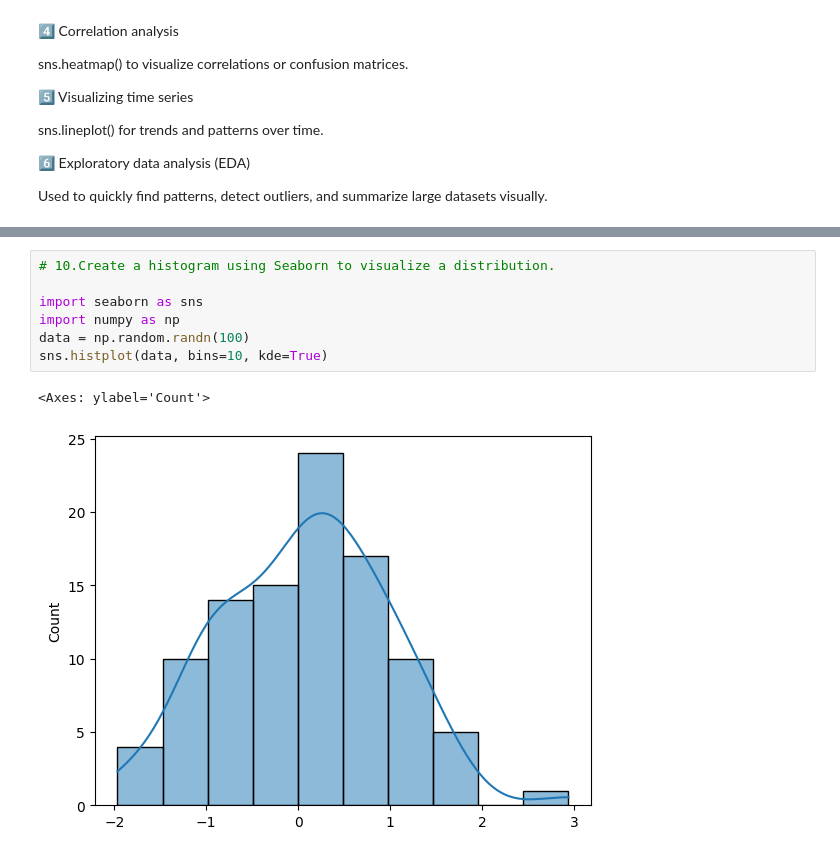
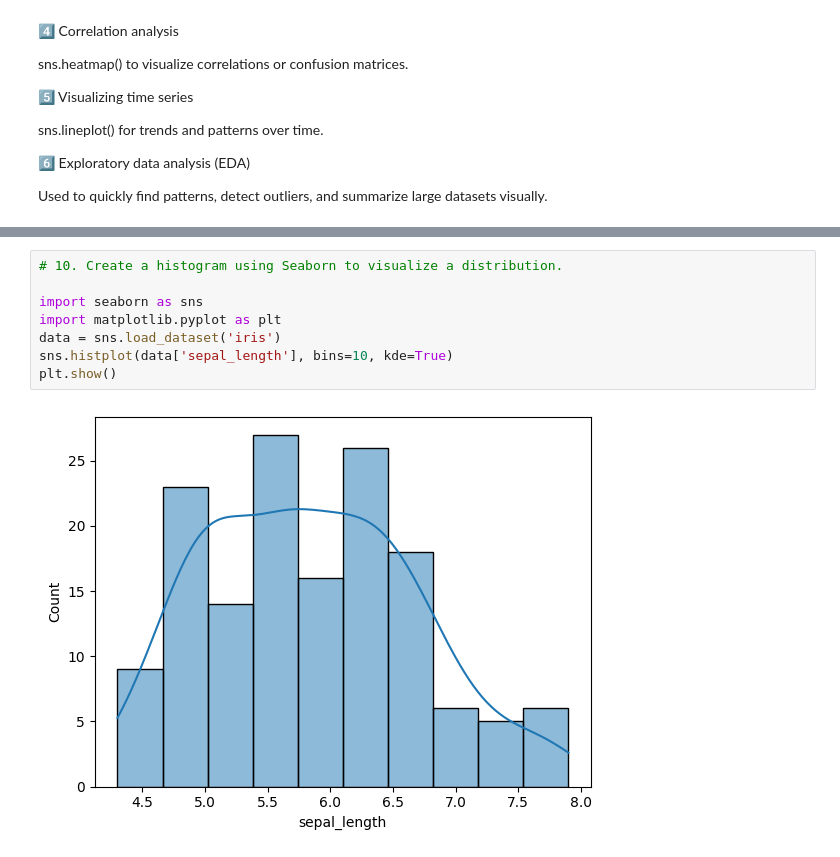
Before and after one commit to PrithviSom/DataToolKitAssginment, a Jupyter notebook: Assignment_Data_Toolkit.ipynb, the cells around one changed output, grey strips where cells are left out. Saved outputs shown, nothing was run; the diff lists cells and outputs as text.

```diff
--- a/Assignment_Data_Toolkit.ipynb
+++ b/Assignment_Data_Toolkit.ipynb
@@ -298,11 +388,11 @@ print(filtered)
 # %%
-# 10.Create a histogram using Seaborn to visualize a distribution.
+# 10. Create a histogram using Seaborn to visualize a distribution.
 
 import seaborn as sns
-import numpy as np
-data = np.random.randn(100)
-sns.histplot(data, bins=10, kde=True)
+import matplotlib.pyplot as plt
+data = sns.load_dataset('iris')
+sns.histplot(data['sepal_length'], bins=10, kde=True)
+plt.show()
 # %% [output]
-<Axes: ylabel='Count'>
-[figure, old version]
+[figure, new version]
 # %%
```
Also changed, not shown: parts of 16 cells of this notebook.
